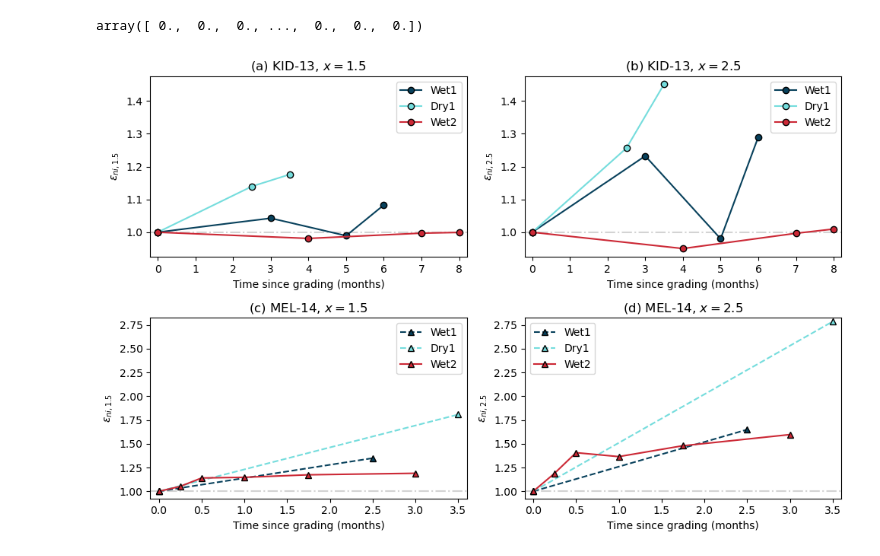
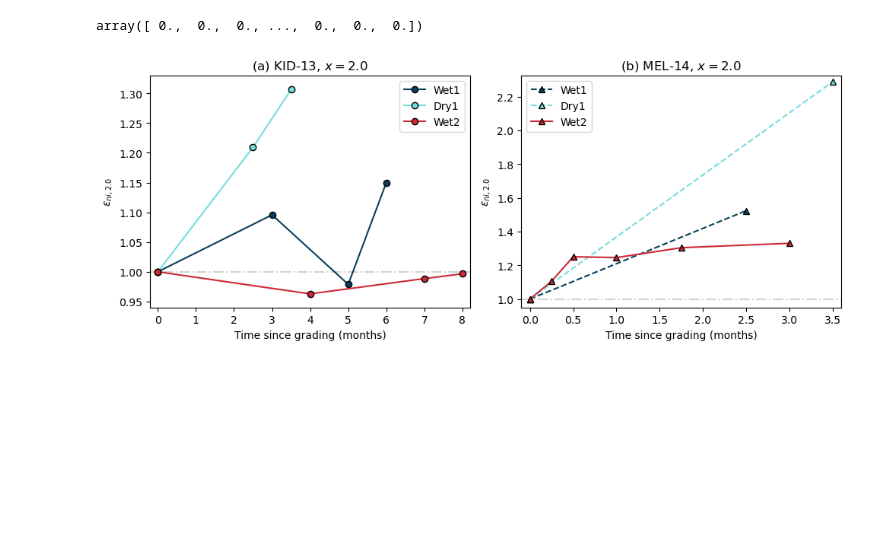
Before and after one commit to amanaster2/ll_micro, a Jupyter notebook: flowAccumulation.ipynb, the cells around one changed output. Drawn from its saved outputs; the diff is of its cells as text; code cells hidden in the pictures; blank space fills up the shorter version.

Commit message:
Fixing plots

```diff
--- a/flowAccumulation.ipynb
+++ b/flowAccumulation.ipynb
@@ -512,58 +512,58 @@ ero_idx_k13_20220531_25 = sum(mg_k13_20220531_sfm.add_field('ero_idx_25', idx_k1
 # %%
 wsyr1_15_m14 = [ero_idx_m14_20201203_15, ero_idx_m14_20210224_15]/ero_idx_m14_20201203_15
 dsyr1_15_m14 = [ero_idx_m14_20210603_15, ero_idx_m14_20210914_15]/ero_idx_m14_20210603_15
 wsyr2_15_m14 = [ero_idx_m14_20220309_15, ero_idx_m14_20220316_15, ero_idx_m14_20220324_15, ero_idx_m14_20220411_15, ero_idx_m14_20220428_15, ero_idx_m14_20220601_15]/ero_idx_m14_20220309_15
 
-wsyr1_25_m14 = [ero_idx_m14_20201203_25, ero_idx_m14_20210224_25]/ero_idx_m14_20201203_25
-dsyr1_25_m14 = [ero_idx_m14_20210603_25, ero_idx_m14_20210914_25]/ero_idx_m14_20210603_25
-wsyr2_25_m14 = [ero_idx_m14_20220309_25, ero_idx_m14_20220316_25, ero_idx_m14_20220324_25, ero_idx_m14_20220411_25, ero_idx_m14_20220428_25, ero_idx_m14_20220601_25]/ero_idx_m14_20220309_25
+# wsyr1_25_m14 = [ero_idx_m14_20201203_25, ero_idx_m14_20210224_25]/ero_idx_m14_20201203_25
+# dsyr1_25_m14 = [ero_idx_m14_20210603_25, ero_idx_m14_20210914_25]/ero_idx_m14_20210603_25
+# wsyr2_25_m14 = [ero_idx_m14_20220309_25, ero_idx_m14_20220316_25, ero_idx_m14_20220324_25, ero_idx_m14_20220411_25, ero_idx_m14_20220428_25, ero_idx_m14_20220601_25]/ero_idx_m14_20220309_25
 
 t_m14_wsyr1 = [0, 2.5]
 t_m14_dsyr1 = [0, 3.5]
 t_m14_wsyr2 = [0,0.25,0.5,1,1.75,3]
 
 wsyr1_15_k13 = [ero_idx_k13_20201109_15, ero_idx_k13_20210208_15, ero_idx_k13_20210406_15, ero_idx_k13_20210513_15]/ero_idx_k13_20201109_15
 dsyr1_15_k13 = [ero_idx_k13_20210604_15, ero_idx_k13_20210819_15, ero_idx_k13_20210913_15]/ero_idx_k13_20210604_15
 wsyr2_15_k13 = [ero_idx_k13_20211007_15, ero_idx_k13_20220208_15, ero_idx_k13_20220503_15, ero_idx_k13_20220531_15]/ero_idx_k13_20211007_15
 
-wsyr1_25_k13 = [ero_idx_k13_20201109_25, ero_idx_k13_20210208_25, ero_idx_k13_20210406_25, ero_idx_k13_20210513_25]/ero_idx_k13_20201109_25
-dsyr1_25_k13 = [ero_idx_k13_20210604_25, ero_idx_k13_20210819_25, ero_idx_k13_20210913_25]/ero_idx_k13_20210604_25
-wsyr2_25_k13 = [ero_idx_k13_20211007_25, ero_idx_k13_20220208_25, ero_idx_k13_20220503_25, ero_idx_k13_20220531_25]/ero_idx_k13_20211007_25
+# wsyr1_25_k13 = [ero_idx_k13_20201109_25, ero_idx_k13_20210208_25, ero_idx_k13_20210406_25, ero_idx_k13_20210513_25]/ero_idx_k13_20201109_25
+# dsyr1_25_k13 = [ero_idx_k13_20210604_25, ero_idx_k13_20210819_25, ero_idx_k13_20210913_25]/ero_idx_k13_20210604_25
+# wsyr2_25_k13 = [ero_idx_k13_20211007_25, ero_idx_k13_20220208_25, ero_idx_k13_20220503_25, ero_idx_k13_20220531_25]/ero_idx_k13_20211007_25
 
 t_k13_wsyr1 = [0, 3, 5, 6]
 t_k13_dsyr1 = [0, 2.5, 3.5]
 t_k13_wsyr2 = [0,4,7,8]
 
 
-fig, ax = plt.subplots(2,2, figsize=(10,6.5), layout='tight')
-ax[0,0].plot([-0.3,8.3], [1.0,1.0],  '-.', color='lightgray', markeredgecolor='k', label='')
-ax[0,0].plot(t_k13_wsyr1, wsyr1_15_k13, 'o-', color='#08415C', markeredgecolor='k', label='Wet1')
-ax[0,0].plot(t_k13_dsyr1, dsyr1_15_k13, 'o-', color='#75DDDD', markeredgecolor='k', label='Dry1')
-ax[0,0].plot(t_k13_wsyr2, wsyr2_15_k13, 'o-', color='#CC2936', markeredgecolor='k', label='Wet2')
-ax[0,0].set(ylabel=r'$\epsilon_{ni,1.5}$', xlim=(-0.2,8.2), ylim=(0.925,1.475),title='(a) KID-13, $x=1.5$', xlabel='Time since grading (months)')
-ax[0,0].legend()
+fig, ax = plt.subplots(1,2, figsize=(10,4), layout='tight')
+ax[0].plot([-0.3,8.3], [1.0,1.0],  '-.', color='lightgray', markeredgecolor='k', label='')
+ax[0].plot(t_k13_wsyr1, wsyr1_15_k13, 'o-', color='#08415C', markeredgecolor='k', label='Wet1')
+ax[0].plot(t_k13_dsyr1, dsyr1_15_k13, 'o-', color='#75DDDD', markeredgecolor='k', label='Dry1')
+ax[0].plot(t_k13_wsyr2, wsyr2_15_k13, 'o-', color='#CC2936', markeredgecolor='k', label='Wet2')
+ax[0].set(ylabel=r'$\epsilon_{ni,2.0}$', xlim=(-0.2,8.2), ylim=(0.94,1.33),title='(a) KID-13, $x=2.0$', xlabel='Time since grading (months)')
+ax[0].legend()
 
-ax[0,1].plot([-0.3,8.3], [1.0,1.0],  '-.', color='lightgray', markeredgecolor='k', label='')
-ax[0,1].plot(t_k13_wsyr1, wsyr1_25_k13, 'o-', color='#08415C', markeredgecolor='k', label='Wet1')
-ax[0,1].plot(t_k13_dsyr1, dsyr1_25_k13, 'o-', color='#75DDDD', markeredgecolor='k', label='Dry1')
-ax[0,1].plot(t_k13_wsyr2, wsyr2_25_k13, 'o-', color='#CC2936', markeredgecolor='k', label='Wet2')
-ax[0,1].set(ylabel=r'$\epsilon_{ni,2.5}$', xlim=(-0.2,8.2), ylim=(0.925,1.475), title='(b) KID-13, $x=2.5$', xlabel='Time since grading (months)')
-ax[0,1].legend()
+# ax[0,1].plot([-0.3,8.3], [1.0,1.0],  '-.', color='lightgray', markeredgecolor='k', label='')
+# ax[0,1].plot(t_k13_wsyr1, wsyr1_25_k13, 'o-', color='#08415C', markeredgecolor='k', label='Wet1')
+# ax[0,1].plot(t_k13_dsyr1, dsyr1_25_k13, 'o-', color='#75DDDD', markeredgecolor='k', label='Dry1')
+# ax[0,1].plot(t_k13_wsyr2, wsyr2_25_k13, 'o-', color='#CC2936', markeredgecolor='k', label='Wet2')
+# ax[0,1].set(ylabel=r'$\epsilon_{ni,2.5}$', xlim=(-0.2,8.2), ylim=(0.925,1.475), title='(b) KID-13, $x=2.5$', xlabel='Time since grading (months)')
+# ax[0,1].legend()
 
-ax[1,0].plot([-0.3,8.3], [1.0,1.0],  '-.', color='lightgray', markeredgecolor='k', label='')
-ax[1,0].plot(t_m14_wsyr1, wsyr1_15_m14, '^--', color='#08415C', markeredgecolor='k', label='Wet1')
-ax[1,0].plot(t_m14_dsyr1, dsyr1_15_m14, '^--', color='#75DDDD', markeredgecolor='k', label='Dry1')
-ax[1,0].plot(t_m14_wsyr2, wsyr2_15_m14, '^-', color='#CC2936', markeredgecolor='k', label='Wet2')
-ax[1,0].set(ylabel=r'$\epsilon_{ni,1.5}$',xlim=(-0.1,3.6), ylim=(0.925,2.825), title=r"(c) MEL-14, $x=1.5$", xlabel='Time since grading (months)')
-ax[1,0].legend()
+ax[1].plot([-0.3,8.3], [1.0,1.0],  '-.', color='lightgray', markeredgecolor='k', label='')
+ax[1].plot(t_m14_wsyr1, wsyr1_15_m14, '^--', color='#08415C', markeredgecolor='k', label='Wet1')
+ax[1].plot(t_m14_dsyr1, dsyr1_15_m14, '^--', color='#75DDDD', markeredgecolor='k', label='Dry1')
+ax[1].plot(t_m14_wsyr2, wsyr2_15_m14, '^-', color='#CC2936', markeredgecolor='k', label='Wet2')
+ax[1].set(ylabel=r'$\epsilon_{ni,2.0}$',xlim=(-0.1,3.6), ylim=(0.95,2.325), title=r"(b) MEL-14, $x=2.0$", xlabel='Time since grading (months)')
+ax[1].legend()
 
-ax[1,1].plot([-0.3,8.3], [1.0,1.0],  '-.', color='lightgray', markeredgecolor='k', label='')
-ax[1,1].plot(t_m14_wsyr1, wsyr1_25_m14, '^--', color='#08415C', markeredgecolor='k', label='Wet1')
-ax[1,1].plot(t_m14_dsyr1, dsyr1_25_m14, '^--', color='#75DDDD', markeredgecolor='k', label='Dry1')
-ax[1,1].plot(t_m14_wsyr2, wsyr2_25_m14, '^-', color='#CC2936', markeredgecolor='k', label='Wet2')
-ax[1,1].set(ylabel=r'$\epsilon_{ni,2.5}$', xlim=(-0.1,3.6), ylim=(0.925,2.825), title=r'(d) MEL-14, $x=2.5$', xlabel='Time since grading (months)')
-ax[1,1].legend()
+# ax[1,1].plot([-0.3,8.3], [1.0,1.0],  '-.', color='lightgray', markeredgecolor='k', label='')
+# ax[1,1].plot(t_m14_wsyr1, wsyr1_25_m14, '^--', color='#08415C', markeredgecolor='k', label='Wet1')
+# ax[1,1].plot(t_m14_dsyr1, dsyr1_25_m14, '^--', color='#75DDDD', markeredgecolor='k', label='Dry1')
+# ax[1,1].plot(t_m14_wsyr2, wsyr2_25_m14, '^-', color='#CC2936', markeredgecolor='k', label='Wet2')
+# ax[1,1].set(ylabel=r'$\epsilon_{ni,2.5}$', xlim=(-0.1,3.6), ylim=(0.925,2.825), title=r'(d) MEL-14, $x=2.5$', xlabel='Time since grading (months)')
+# ax[1,1].legend()
 plt.savefig('/home/adalvis/github/micro_diff/data/savefigs/Fig12.png', dpi=600, bbox_inches='tight')
 plt.show();
 # %% [output]
-[figure, old version]
+[figure, new version]
```
Also changed, not shown: parts of 2 cells of this notebook.
